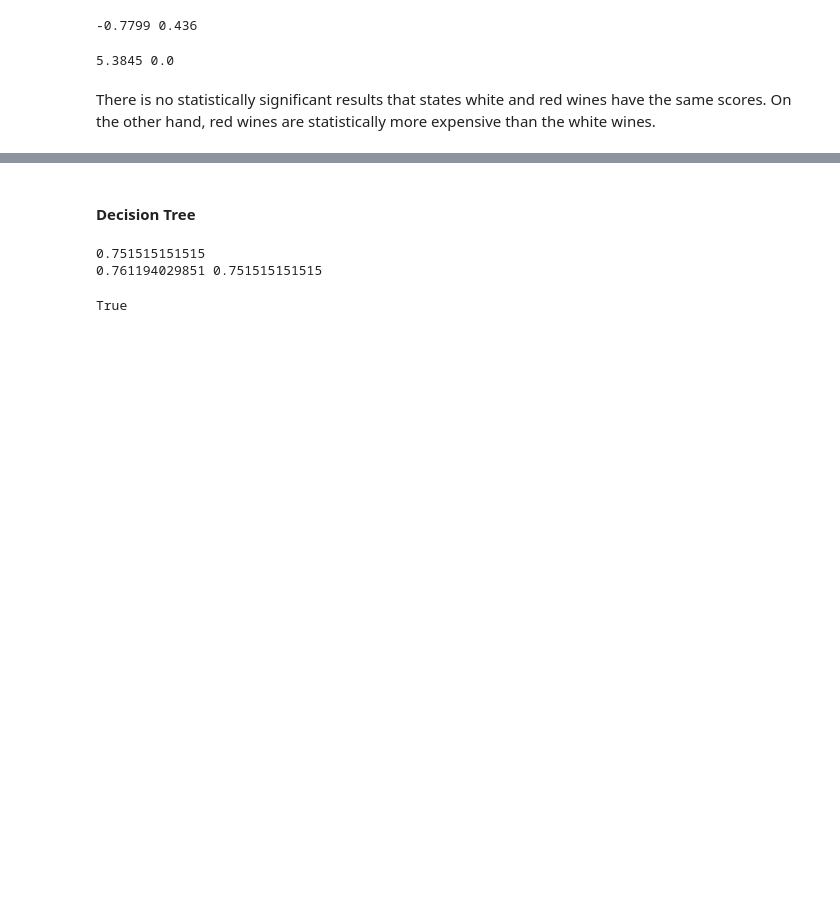
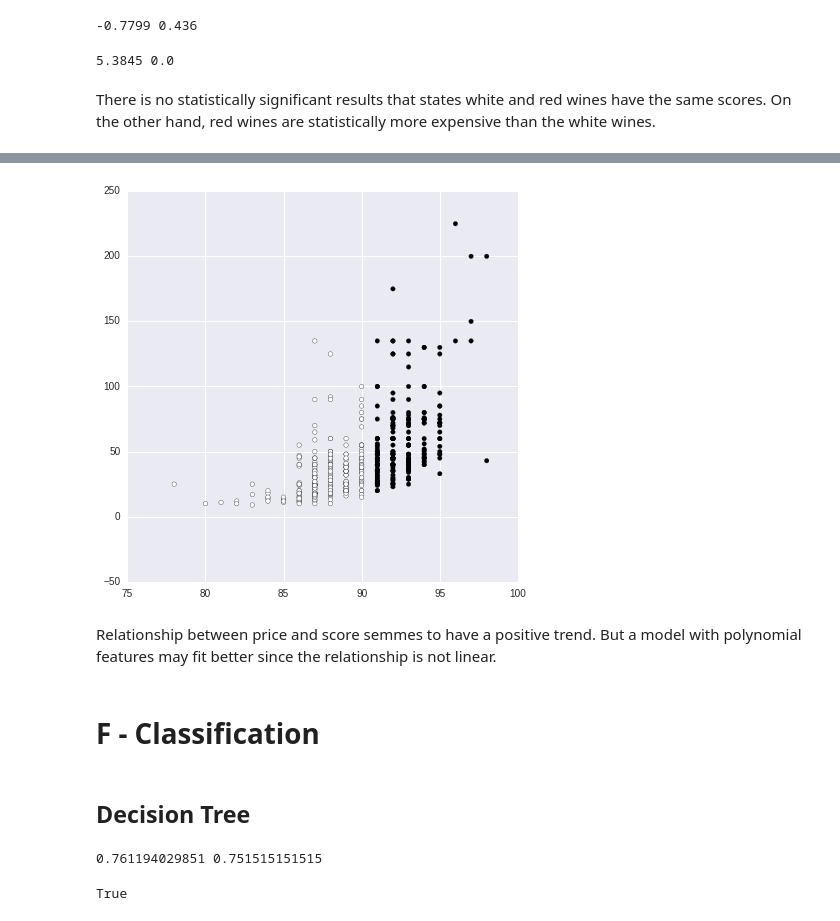
Before and after one commit to sametmarasli/Project_California_Wine, a Jupyter notebook: california_winedb.ipynb, the cells around one changed output, grey strips where cells are left out. Saved outputs shown, nothing was run; the diff lists cells and outputs as text; code cells hidden in the pictures; blank space fills up the shorter version.

```diff
--- a/california_winedb.ipynb
+++ b/california_winedb.ipynb
@@ -705,6 +590,0 @@ norm_price = df.price.map(lambda x: (x-np.mean(df.price))/np.std(df.price))
-# %%
-# n_df = pd.concat( [d_grape ,d_color ,d_county ,d_isava ,d_drink,df.cases,df.price,df.score,df.score_bin],axis=1 )
-n_df = pd.concat( [d_grape ,d_color ,d_county ,d_isava ,d_drink,norm_cases,norm_price,df.score,df.score_bin],axis=1 )
-
-y = n_df['score_bin'].values
-x = n_df.drop(['score','score_bin'], axis=1).values
@@ -715,20 +596,25 @@ X_train, X_test, y_train, y_test = train_test_split(x, y, test_size=0.33, random
+# %%
+fig,ax = plt.subplots(1,1,figsize=(7,7))
+plt.scatter(n_df.score,n_df.price,c=n_df.score_bin);
+# %% [output]
+[figure, added]
+# %% [markdown]
+Relationship between price and score semmes to have a positive trend. But a model with polynomial features may fit better since the relationship is not linear.
+# %% [markdown]
+# F - Classification
 # %% [markdown]
-#### Decision Tree
+## Decision Tree
 # %%
 from sklearn import tree
+
 model = tree.DecisionTreeClassifier(max_depth=3)
 
 #train the classifier using the training data
 model.fit(X_train, y_train)
-
 predictions = model.predict(X_test)
 
 # lets see how accurate our classfier was on the testing set
-from sklearn.metrics import accuracy_score
-
-print accuracy_score(y_test, predictions)
 print model.score( X_train , y_train ), model.score( X_test , y_test )
 # %% [output]
-0.751515151515
 0.761194029851 0.751515151515
 # %%
```
Also changed, not shown: parts of 71 cells of this notebook, 1 other file.
